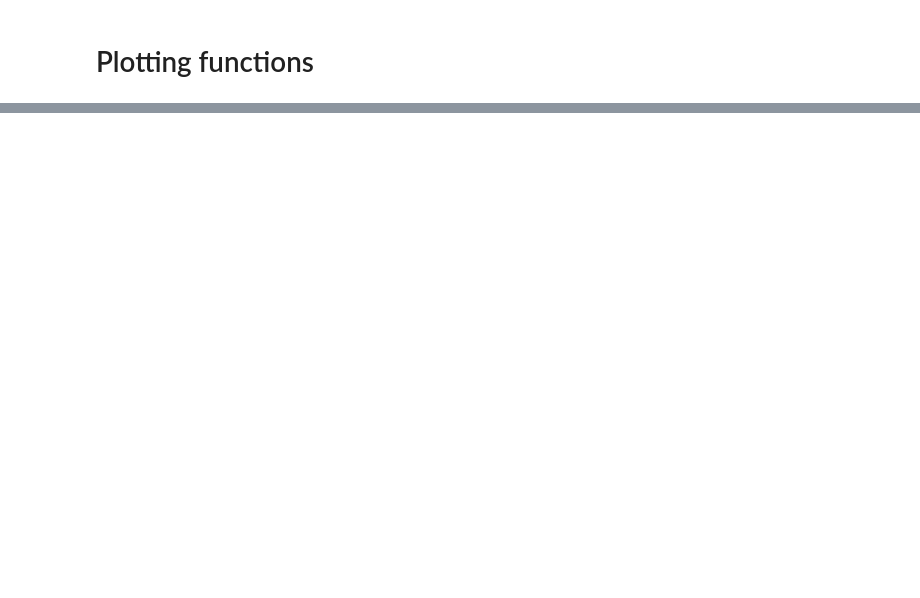
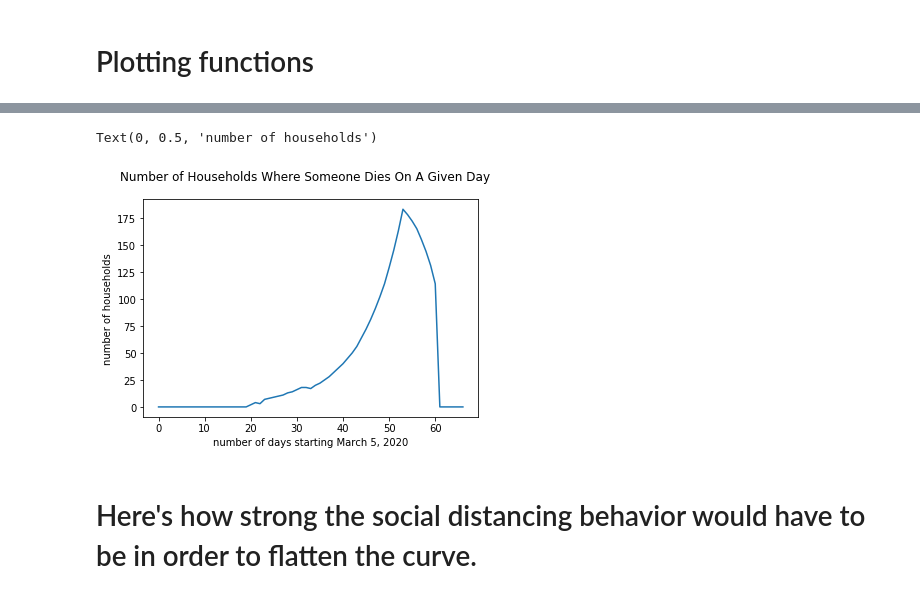
Before and after one commit to benvigoda/covid_spread, a Jupyter notebook: covid_spread_simulation.ipynb, the cells around one changed output, grey strips where cells are left out. Saved outputs shown, nothing was run; the diff lists cells and outputs as text; code cells hidden in the pictures; blank space fills up the shorter version.

```diff
--- a/covid_spread_simulation.ipynb
+++ b/covid_spread_simulation.ipynb
@@ -272,0 +406,20 @@ Text(0, 0.5, 'number of households')
+# %%
+# print('number of newly dead people each day')
+total_dead = [0]*len(home_dead)
+for i in range(len(home_dead)):
+    total_dead[i] = int(home_dead[i] + moving_dead[i])
+# pprint(total_dead)
+# print('\n')
+
+x = list(range(len(total_dead)))
+
+fig = plt.figure()
+plt.plot(x, total_dead)
+fig.suptitle('Number of Households Where Someone Dies On A Given Day')
+plt.xlabel('number of days starting March 5, 2020')
+plt.ylabel('number of households')
+# %% [output]
+Text(0, 0.5, 'number of households')
+[figure, added]
+# %% [markdown]
+# Here's how strong the social distancing behavior would have to be in order to flatten the curve.
```
Also changed, not shown: parts of 21 cells of this notebook.
